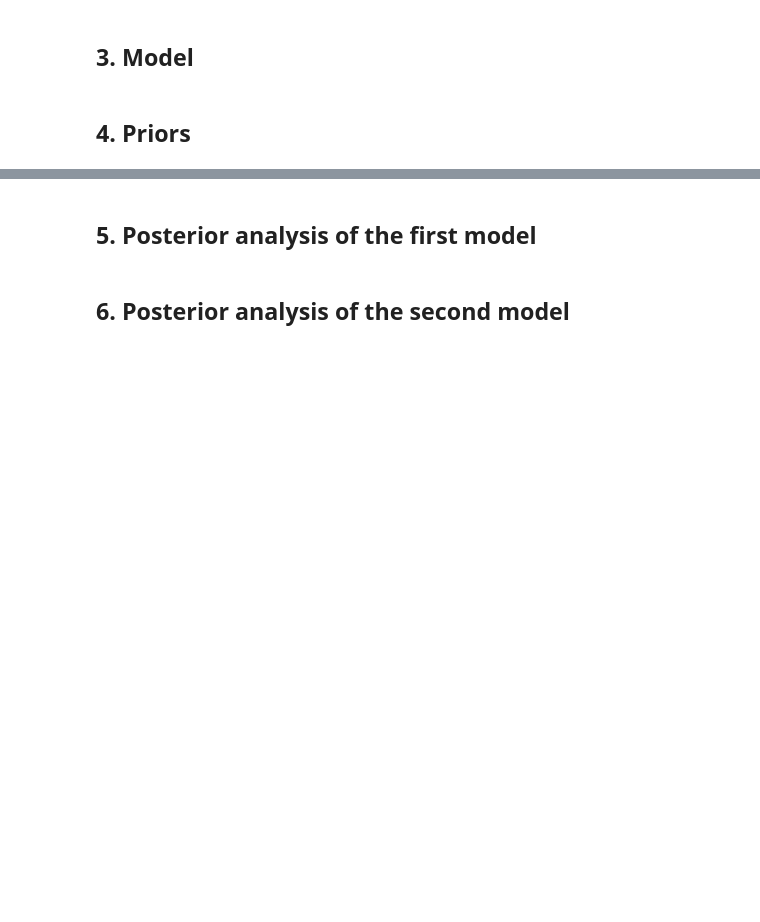
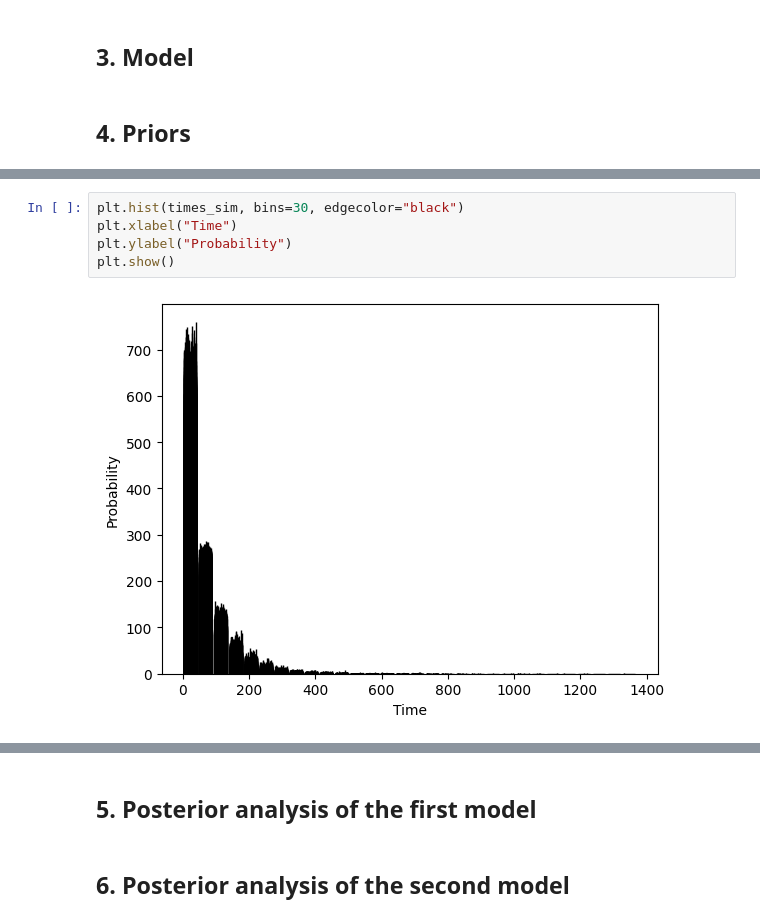
Before and after one commit to rafalmaciasz/employee-turnover, a Jupyter notebook: project.ipynb, the cells around one changed output, grey strips where cells are left out. Drawn from its saved outputs; the diff is of its cells as text; blank space fills up the shorter version.

```diff
--- a/project.ipynb
+++ b/project.ipynb
@@ -139,0 +193,7 @@ Now the dataset is fully ready to use in our modelling. We can also see the enco
+# %%
+plt.hist(times_sim, bins=30, edgecolor="black")
+plt.xlabel("Time")
+plt.ylabel("Probability")
+plt.show()
+# %% [output]
+[figure, added]
```
Also changed, not shown: parts of 13 cells of this notebook, 1 other file.
